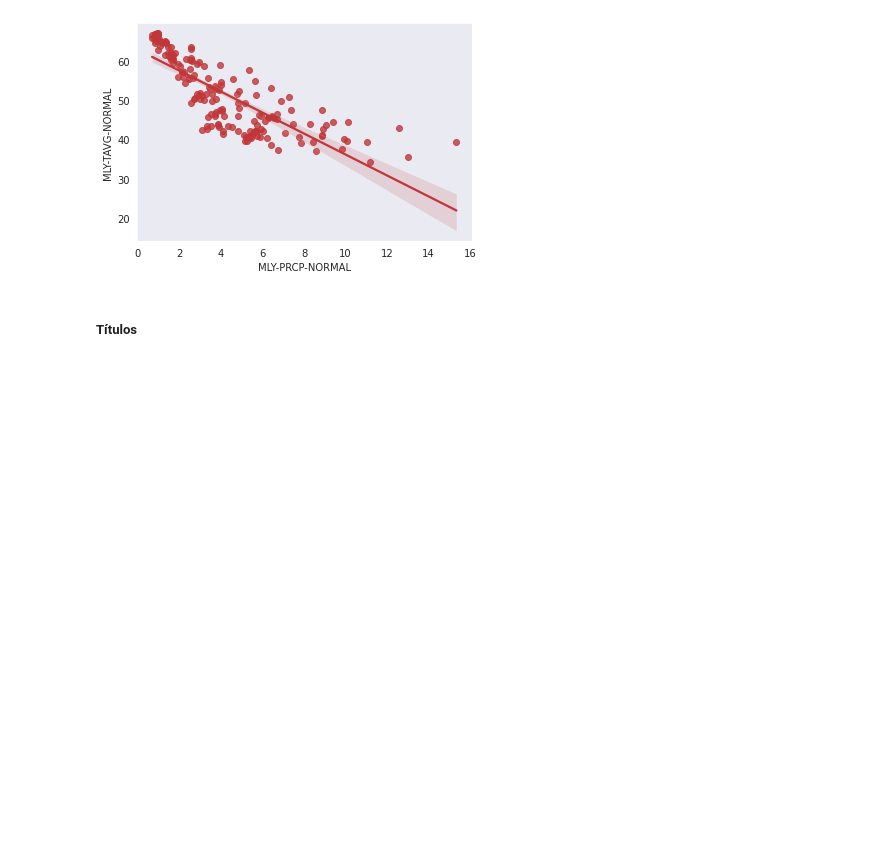
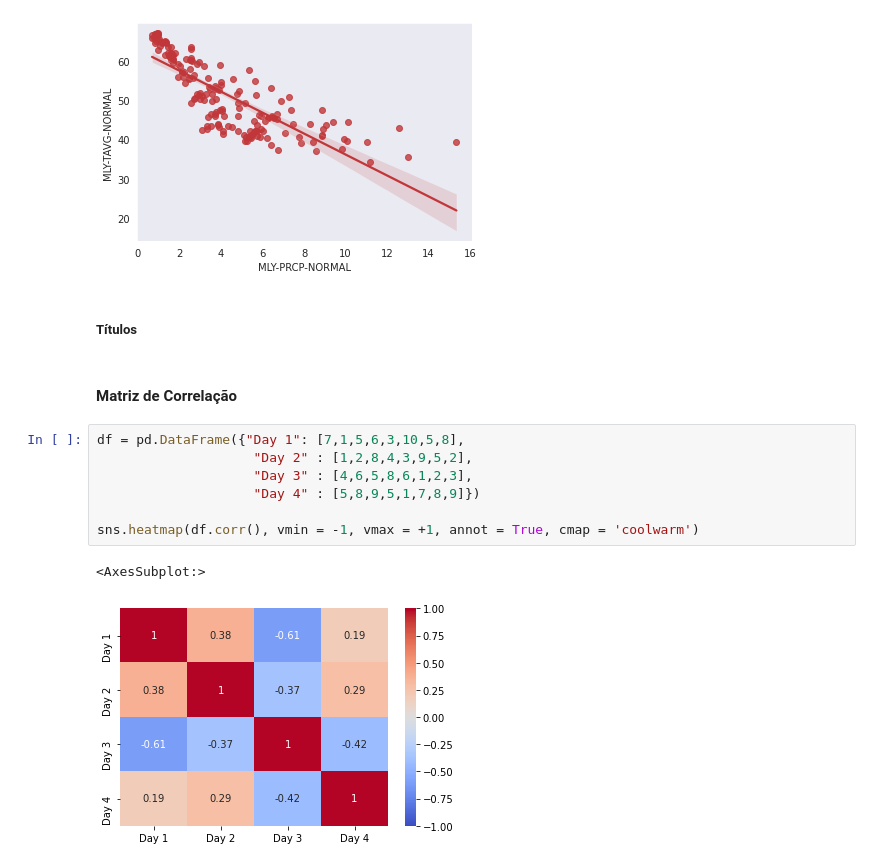
Before and after one commit to lauraalexandria/cursos-python, a Jupyter notebook: script_seaborn.ipynb, the cells around one changed output. Saved outputs shown, nothing was run; the diff lists cells and outputs as text; blank space fills up the shorter version.

```diff
--- a/script_seaborn.ipynb
+++ b/script_seaborn.ipynb
@@ -208,3 +216,15 @@ plt.show()
 [figure]
 # %% [markdown]
 ##### Títulos
+# %% [markdown]
+#### Matriz de Correlação
+# %%
+df = pd.DataFrame({"Day 1": [7,1,5,6,3,10,5,8],
+                    "Day 2" : [1,2,8,4,3,9,5,2],
+                    "Day 3" : [4,6,5,8,6,1,2,3],
+                    "Day 4" : [5,8,9,5,1,7,8,9]})
+
+sns.heatmap(df.corr(), vmin = -1, vmax = +1, annot = True, cmap = 'coolwarm')
+# %% [output]
+<AxesSubplot:>
+[figure, added]
```
Also changed, not shown: parts of 1 cell of this notebook.
